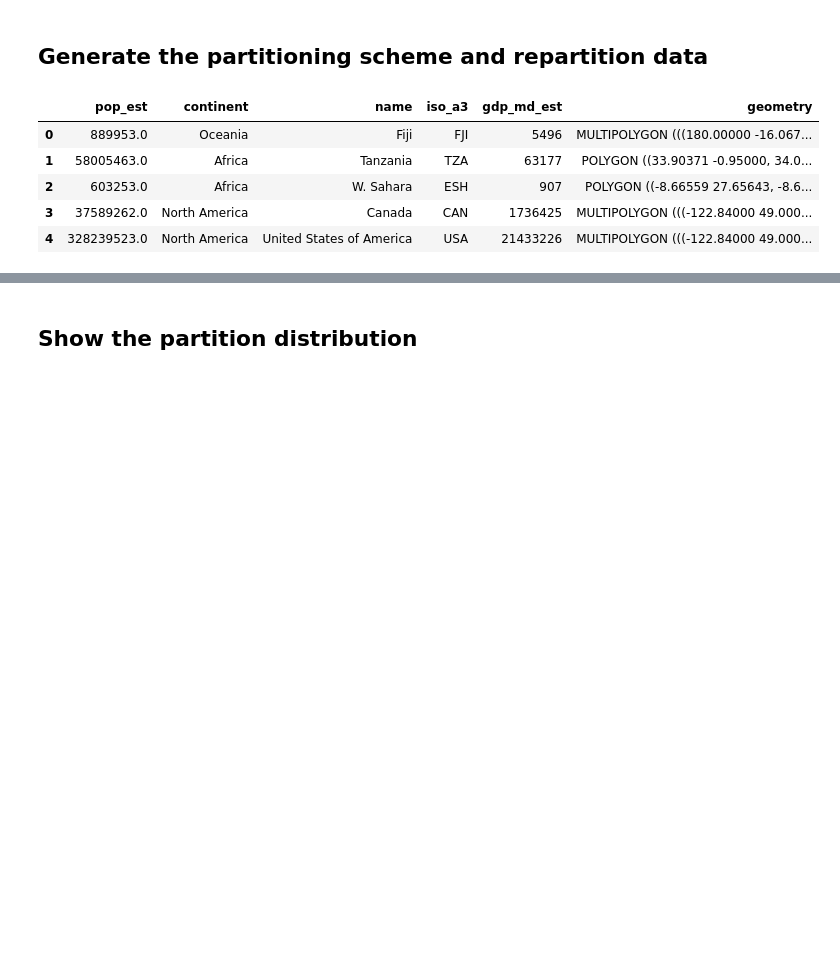
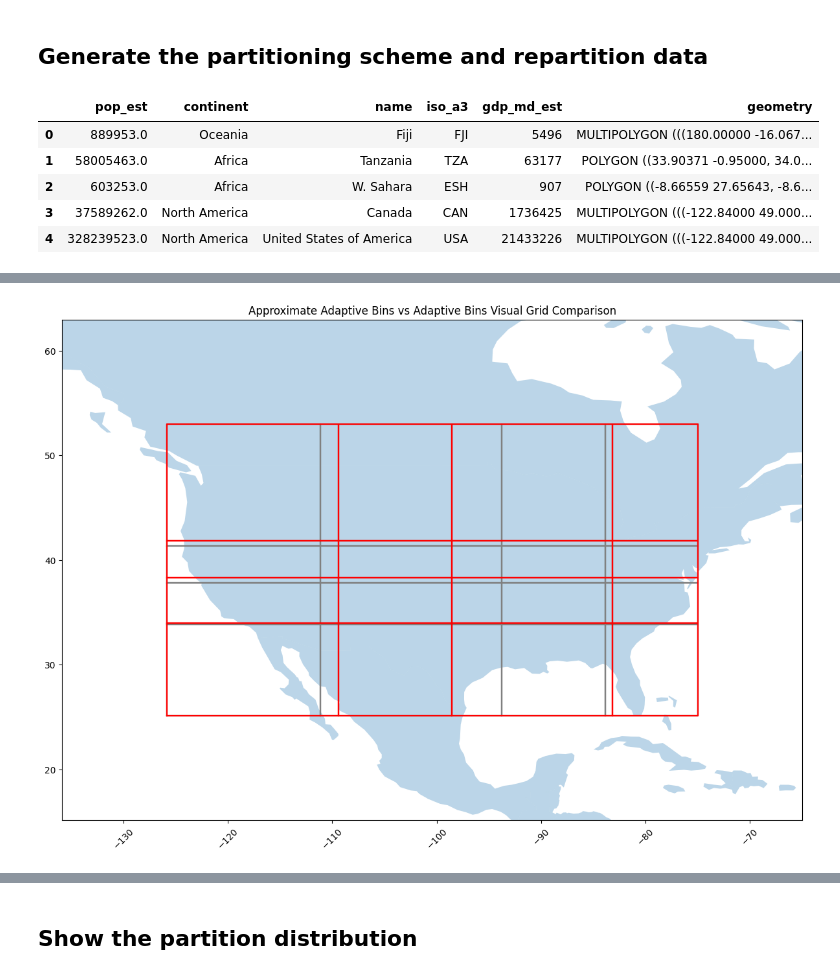
Before and after one commit to Action52/MobilityPySpark, a Jupyter notebook: pysparkmeos/PartitioningSchemesWithPyMEOS.ipynb, the cells around one changed output, grey strips where cells are left out. Saved outputs shown, nothing was run; the diff lists cells and outputs as text; code cells hidden in the pictures; blank space fills up the shorter version.

```diff
--- a/pysparkmeos/PartitioningSchemesWithPyMEOS.ipynb
+++ b/pysparkmeos/PartitioningSchemesWithPyMEOS.ipynb
@@ -337,3 +386,23 @@ only showing top 20 rows
+# %%
+fig, ax = plt.subplots(1, 1, figsize=(12, 12))
+world.plot(ax=ax, alpha=0.3)
+agp.plot(axes=ax, draw_filling=False, color='grey')
+agp2.plot(axes=ax, draw_filling=False, color='red')
+
+ax.set_xlim(minx, maxx)
+ax.set_ylim(miny, maxy)
+
+# Adjust layout
+fig.tight_layout()
+
+# Save each subplot as an SVG file with labels
+extent = ax.get_tightbbox(fig.canvas.get_renderer()).transformed(fig.dpi_scale_trans.inverted())
+fig.savefig(f'compare_bins.svg', bbox_inches=extent)  # Adjust expanded() parameters as needed
+
+ax.title.set_text("Approximate Adaptive Bins vs Adaptive Bins Visual Grid Comparison")
+plt.show()
+# %% [output]
+[figure, added]
 # %%
 %time
 
```
Also changed, not shown: parts of 16 cells of this notebook, 18 other files.
